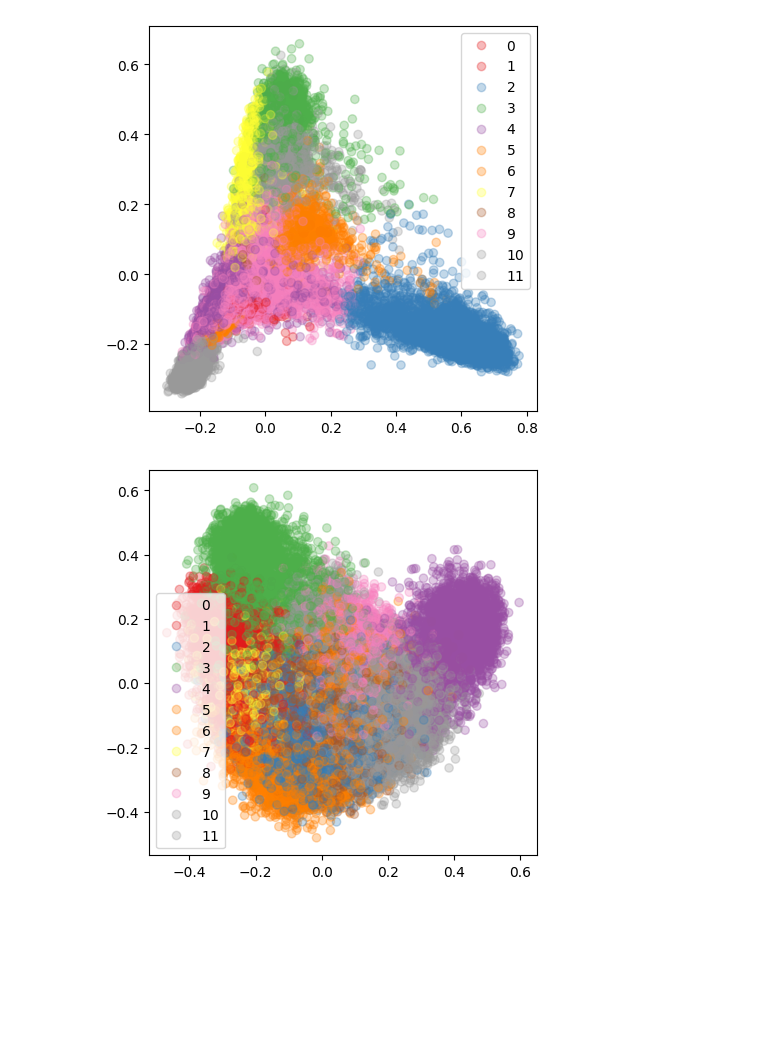
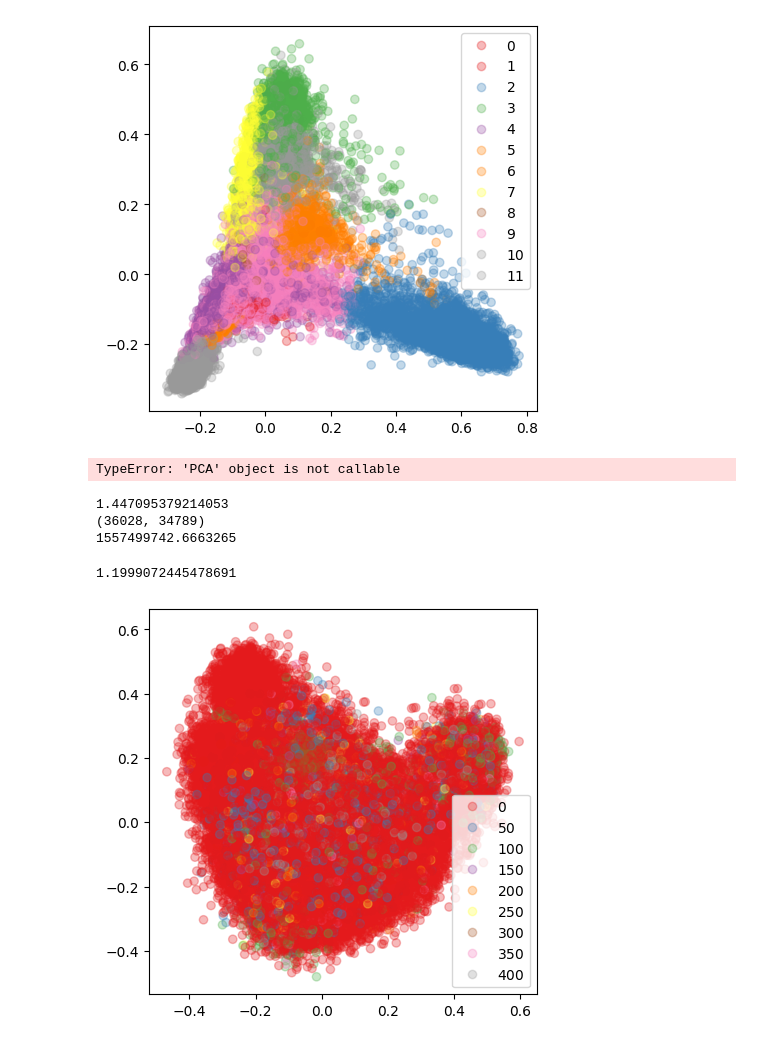
Before and after one commit to SebastianBitsch/wiki-suggest, a Jupyter notebook: text-processing/clustering.ipynb, the cells around one changed output. Cells and saved outputs as stored; diff of their text form; code cells hidden in the pictures; blank space fills up the shorter version.

```diff
--- a/text-processing/clustering.ipynb
+++ b/text-processing/clustering.ipynb
@@ -114,8 +114,11 @@ pca(X_tfidf, labels=labels)
 # %% [output]
 [figure]
 # %%
+from sklearn.cluster import KMeans # TODO: Remove, just for speed in testing
 N_CLUSTERS = 12
-labels, centroids = KMeans(n_clusters = N_CLUSTERS).cluster(X_sbert)
+# labels, centroids = KMeans(n_clusters = N_CLUSTERS).cluster(X_sbert)
+kmeans = KMeans(n_clusters = N_CLUSTERS, n_init = "auto").fit(X_sbert)
+labels = kmeans.labels_
 pca(X_sbert, labels=labels)
 # %% [output]
-[figure, removed]
+TypeError: 'PCA' object is not callable
@@ -121,0 +138,19 @@ pca(X_sbert, labels=labels)
+# %%
+print(longest_dist) # 1.447095379214053
+print(longest_pair) # (36028, 34789)
+print(total_dist)   # 1557499742.6663265
+# %% [output]
+1.447095379214053
+(36028, 34789)
+1557499742.6663265
+# %%
+average_dist = 1557499742.6663265 / (36028 * 36028)
+# %% [output]
+1.1999072445478691
+# %%
+from sklearn.cluster import DBSCAN
+clustering = DBSCAN(eps=0.85, min_samples=4).fit(X_sbert)
+labels = clustering.labels_
+pca(X_sbert, labels=labels)
+# %% [output]
+[figure, added]
```
Also changed, not shown: parts of 4 cells of this notebook, 1 other file.
